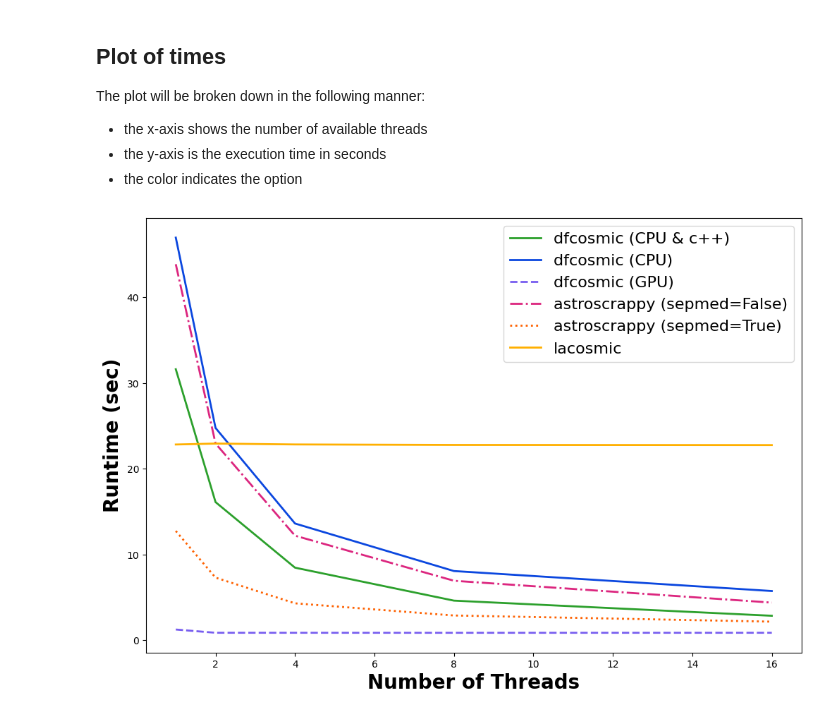
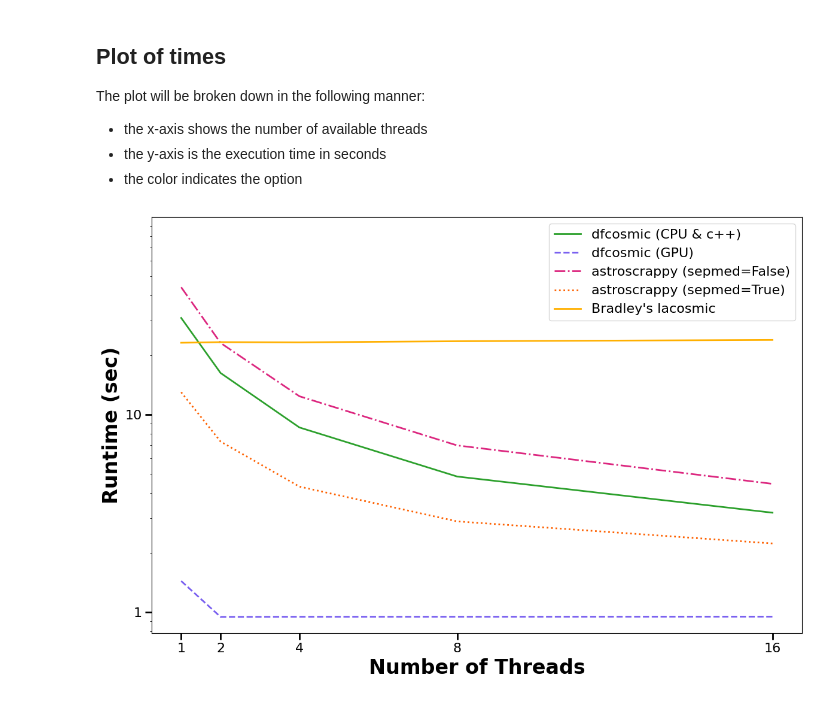
Before and after one commit to DragonflyTelescope/dfcosmic, a Jupyter notebook: docs/source/demos/Comparison.ipynb, the cells around one changed output. Saved outputs shown, nothing was run; the diff lists cells and outputs as text; code cells hidden in the pictures.

```diff
--- a/docs/source/demos/Comparison.ipynb
+++ b/docs/source/demos/Comparison.ipynb
@@ -245,14 +245,14 @@ plt.plot(
     linestyle="-",
 )
 
-plt.plot(
-    num_threads,
-    dfcosmic_cpu_torch_only,
-    label="dfcosmic (CPU)",
-    c=colors[1],
-    linewidth=2,
-    linestyle="-",
-)
+# plt.plot(
+#     num_threads,
+#     dfcosmic_cpu_torch_only,
+#     label="dfcosmic (CPU)",
+#     c=colors[1],
+#     linewidth=2,
+#     linestyle="-",
+# )
 
 plt.plot(
     num_threads,
@@ -260,34 +260,45 @@ plt.plot(
     label="dfcosmic (GPU)",
     c=colors[2],
     linewidth=2,
     linestyle="--",
 )
 
 plt.plot(
     num_threads,
     astroscrappy_sepmed_false,
     label="astroscrappy (sepmed=False)",
     c=colors[3],
     linewidth=2,
     linestyle="-.",
 )
 
 plt.plot(
     num_threads,
     astroscrappy_sepmed_true,
     label="astroscrappy (sepmed=True)",
     c=colors[4],
     linewidth=2,
     linestyle=":",
 )
 
-plt.plot(num_threads, lacosmic_results, label="lacosmic", c=colors[5], linewidth=2)
+plt.plot(num_threads, lacosmic_results, label="Bradley's lacosmic", c=colors[5], linewidth=2)
 
-plt.xlabel("Number of Threads", fontweight="bold", fontsize=20)
+plt.xlabel("Number of Threads", fontweight="bold", fontsize=24)
 
-plt.ylabel("Runtime (sec)", fontweight="bold", fontsize=20)
+plt.ylabel("Runtime (sec)", fontweight="bold", fontsize=24)
 
 plt.legend(fontsize=16)
+plt.yscale('log')
+ax = plt.gca()
+
+
+ax.set_xticks([1, 2, 4, 8, 16])
+ax.set_yticks([1, 10])
+plt.ylim(0, 100)
+ax.set_yticklabels(["1", "10"], fontsize=16)
+ax.tick_params(axis="both", which="major", labelsize=16, length=8, width=2)
+
+plt.tight_layout()
 plt.savefig("comparison.png", dpi=300)
 # %% [output]
-[figure, old version]
+[figure, new version]
```
Also changed, not shown: 5 other files.
